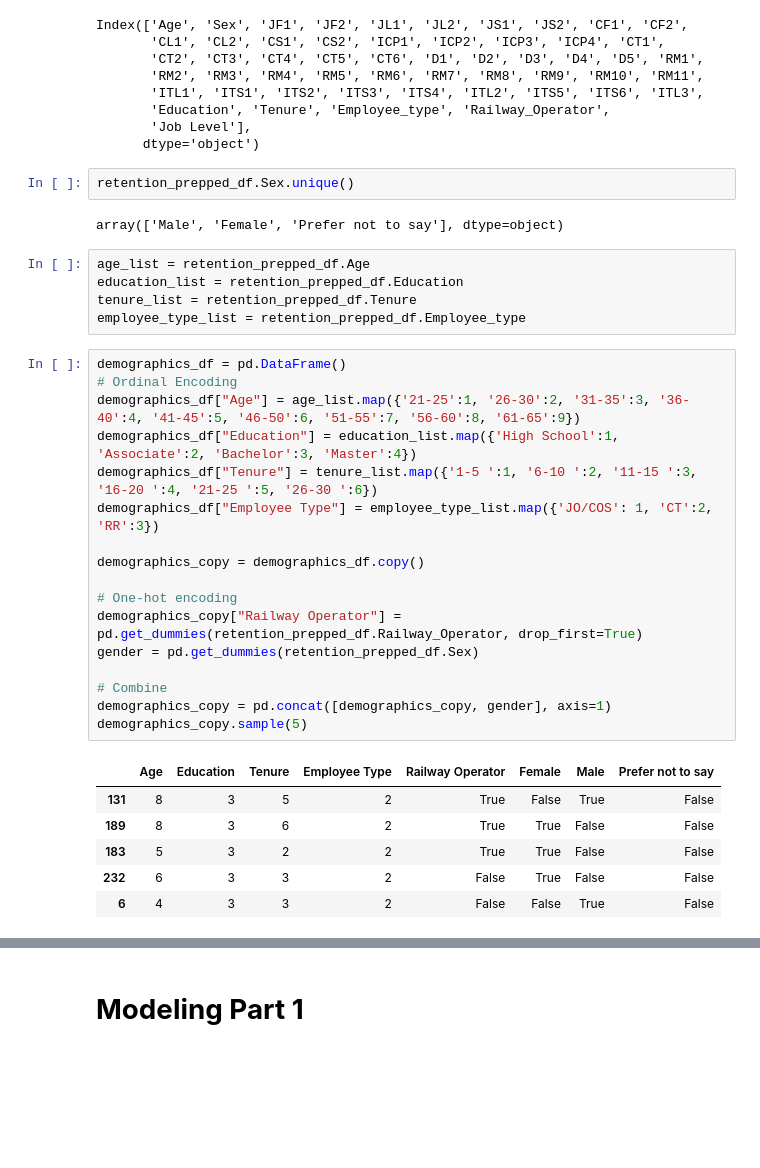
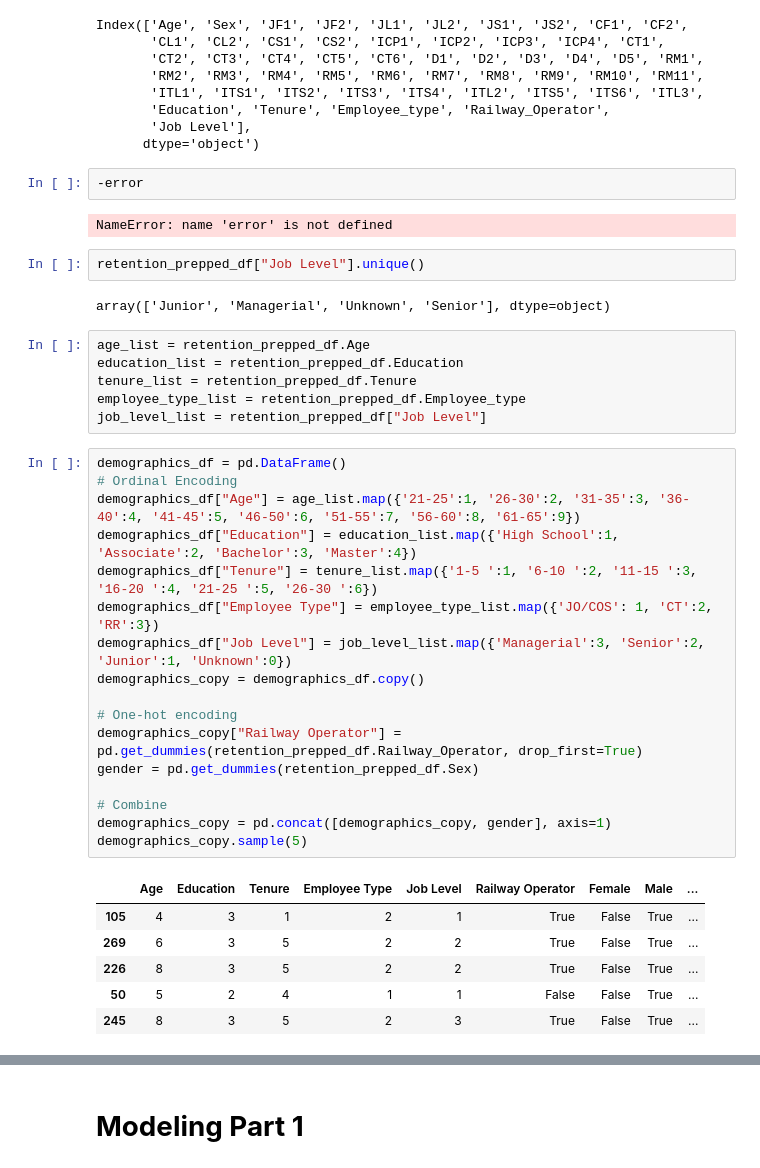
Before and after one commit to pjcroxas/Talent-Retention-in-Railway-Workforce, a Jupyter notebook: Unraveling_Railway_Employee_Turnover_A_Data_Driven_Approach_Using_Propensity_Modeling.ipynb, the cells around one changed output, grey strips where cells are left out. Saved outputs shown, nothing was run; the diff lists cells and outputs as text; blank space fills up the shorter version.

```diff
--- a/Unraveling_Railway_Employee_Turnover_A_Data_Driven_Approach_Using_Propensity_Modeling.ipynb
+++ b/Unraveling_Railway_Employee_Turnover_A_Data_Driven_Approach_Using_Propensity_Modeling.ipynb
@@ -348,39 +358,44 @@ Index(['Age', 'Sex', 'JF1', 'JF2', 'JL1', 'JL2', 'JS1', 'JS2', 'CF1', 'CF2',
        'Education', 'Tenure', 'Employee_type', 'Railway_Operator',
        'Job Level'],
       dtype='object')
+# %%
+-error
+# %% [output]
+NameError: name 'error' is not defined
 # %%
-retention_prepped_df.Sex.unique()
+retention_prepped_df["Job Level"].unique()
 # %% [output]
-array(['Male', 'Female', 'Prefer not to say'], dtype=object)
+array(['Junior', 'Managerial', 'Unknown', 'Senior'], dtype=object)
 # %%
 age_list = retention_prepped_df.Age
 education_list = retention_prepped_df.Education
 tenure_list = retention_prepped_df.Tenure
 employee_type_list = retention_prepped_df.Employee_type
+job_level_list = retention_prepped_df["Job Level"]
 # %%
 demographics_df = pd.DataFrame()
 # Ordinal Encoding
 demographics_df["Age"] = age_list.map({'21-25':1, '26-30':2, '31-35':3, '36-40':4, '41-45':5, '46-50':6, '51-55':7, '56-60':8, '61-65':9})
 demographics_df["Education"] = education_list.map({'High School':1, 'Associate':2, 'Bachelor':3, 'Master':4})
 demographics_df["Tenure"] = tenure_list.map({'1-5 ':1, '6-10 ':2, '11-15 ':3, '16-20 ':4, '21-25 ':5, '26-30 ':6})
 demographics_df["Employee Type"] = employee_type_list.map({'JO/COS': 1, 'CT':2, 'RR':3})
-
+demographics_df["Job Level"] = job_level_list.map({'Managerial':3, 'Senior':2, 'Junior':1, 'Unknown':0})
 demographics_copy = demographics_df.copy()
 
 # One-hot encoding
 demographics_copy["Railway Operator"] = pd.get_dummies(retention_prepped_df.Railway_Operator, drop_first=True)
 gender = pd.get_dummies(retention_prepped_df.Sex)
 
 # Combine
 demographics_copy = pd.concat([demographics_copy, gender], axis=1)
 demographics_copy.sample(5)
 # %% [output]
-|  | Age | Education | Tenure | Employee Type | Railway Operator | Female | Male | Prefer not to say |
-| 131 | 8 | 3 | 5 | 2 | True | False | True | False |
-| 189 | 8 | 3 | 6 | 2 | True | True | False | False |
-| 183 | 5 | 3 | 2 | 2 | True | True | False | False |
-| 232 | 6 | 3 | 3 | 2 | False | True | False | False |
-| 6 | 4 | 3 | 3 | 2 | False | False | True | False |
+|  | Age | Education | Tenure | Employee Type | Job Level | Railway Operator | Female | Male | ... |
+| 105 | 4 | 3 | 1 | 2 | 1 | True | False | True | ... |
+| 269 | 6 | 3 | 5 | 2 | 2 | True | False | True | ... |
+| 226 | 8 | 3 | 5 | 2 | 2 | True | False | True | ... |
+| 50 | 5 | 2 | 4 | 1 | 1 | False | False | True | ... |
+| 245 | 8 | 3 | 5 | 2 | 3 | True | False | True | ... |
 # %%
 demographics_df.info()
 # %% [output]
```
Also changed, not shown: parts of 27 cells of this notebook.
